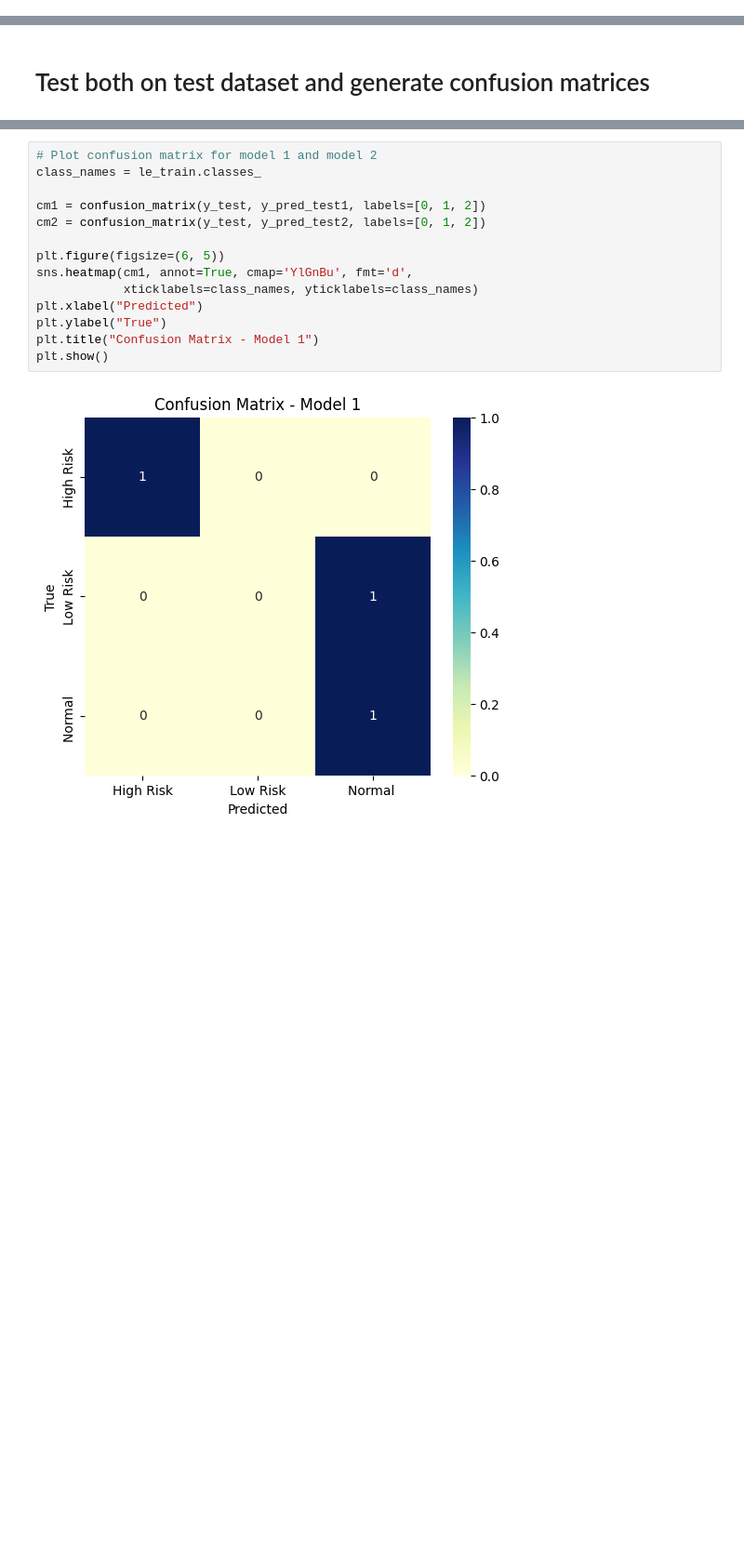
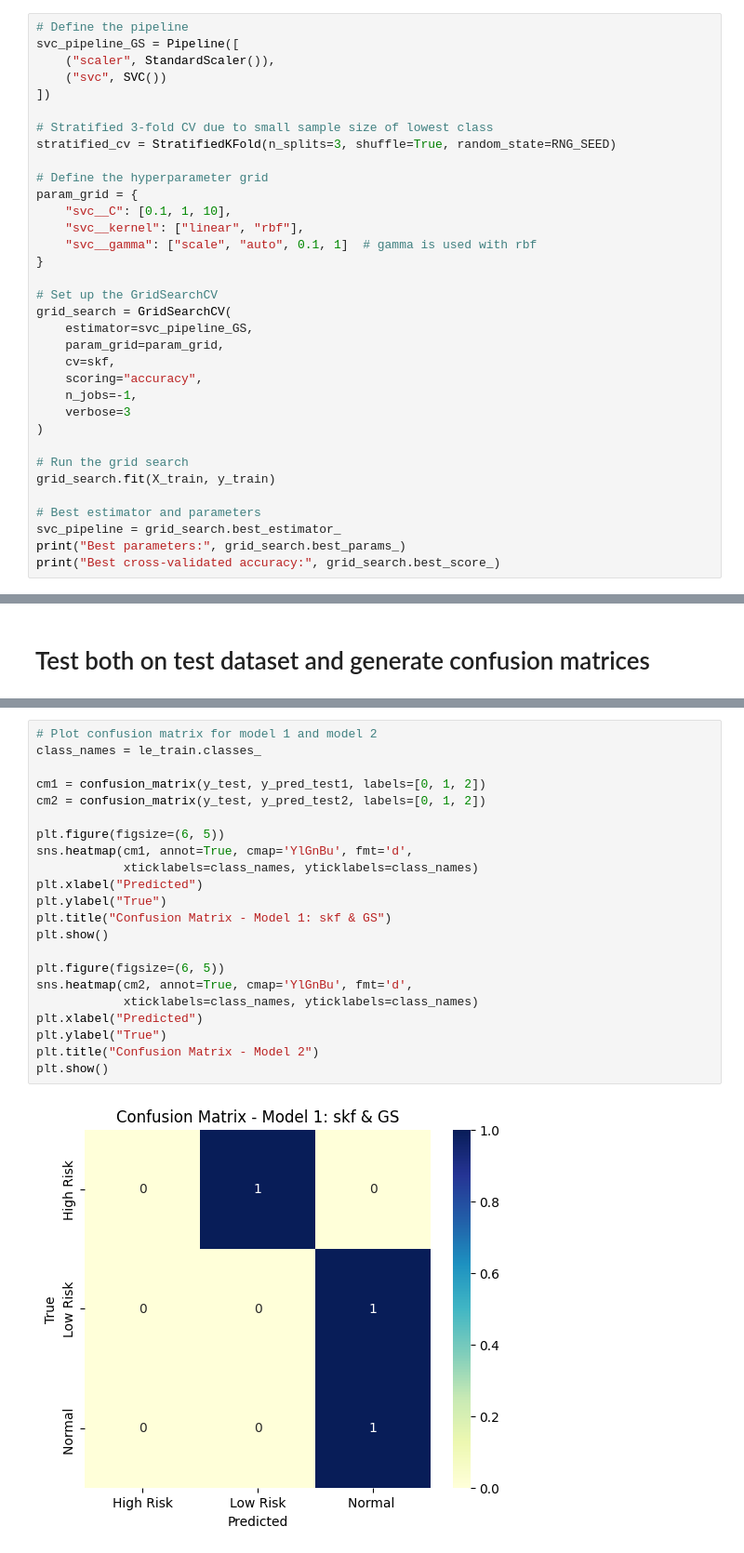
Before and after one commit to johan-yapo/pancreatic_cancer_SVM, a Jupyter notebook: Models/SVM_ca125.ipynb, the cells around one changed output, grey strips where cells are left out. Shown at 93% size. Drawn from its saved outputs; the diff is of its cells as text; blank space fills up the shorter version.

```diff
--- a/Models/SVM_ca125.ipynb
+++ b/Models/SVM_ca125.ipynb
@@ -196,0 +199,34 @@ weighted avg       0.93      0.92      0.91        12
+# %%
+# Define the pipeline
+svc_pipeline_GS = Pipeline([
+    ("scaler", StandardScaler()),
+    ("svc", SVC())
+])
+
+# Stratified 3-fold CV due to small sample size of lowest class
+stratified_cv = StratifiedKFold(n_splits=3, shuffle=True, random_state=RNG_SEED)
+
+# Define the hyperparameter grid
+param_grid = {
+    "svc__C": [0.1, 1, 10],
+    "svc__kernel": ["linear", "rbf"],
+    "svc__gamma": ["scale", "auto", 0.1, 1]  # gamma is used with rbf
+}
+
+# Set up the GridSearchCV
+grid_search = GridSearchCV(
+    estimator=svc_pipeline_GS,
+    param_grid=param_grid,
+    cv=skf,
+    scoring="accuracy",
+    n_jobs=-1,
+    verbose=3
+)
+
+# Run the grid search
+grid_search.fit(X_train, y_train)
+
+# Best estimator and parameters
+svc_pipeline = grid_search.best_estimator_
+print("Best parameters:", grid_search.best_params_)
+print("Best cross-validated accuracy:", grid_search.best_score_)
@@ -231,16 +271,24 @@ weighted avg       0.50      0.67      0.56         3
 # %%
 # Plot confusion matrix for model 1 and model 2
 class_names = le_train.classes_
 
 cm1 = confusion_matrix(y_test, y_pred_test1, labels=[0, 1, 2])
 cm2 = confusion_matrix(y_test, y_pred_test2, labels=[0, 1, 2])
 
 plt.figure(figsize=(6, 5))
 sns.heatmap(cm1, annot=True, cmap='YlGnBu', fmt='d',
             xticklabels=class_names, yticklabels=class_names)
 plt.xlabel("Predicted")
 plt.ylabel("True")
-plt.title("Confusion Matrix - Model 1")
+plt.title("Confusion Matrix - Model 1: skf & GS")
 plt.show()
+
+plt.figure(figsize=(6, 5))
+sns.heatmap(cm2, annot=True, cmap='YlGnBu', fmt='d',
+            xticklabels=class_names, yticklabels=class_names)
+plt.xlabel("Predicted")
+plt.ylabel("True")
+plt.title("Confusion Matrix - Model 2")
+plt.show()
 # %% [output]
-[figure, old version]
+[figure, new version]
```
Also changed, not shown: parts of 6 cells of this notebook, 2 other files.
